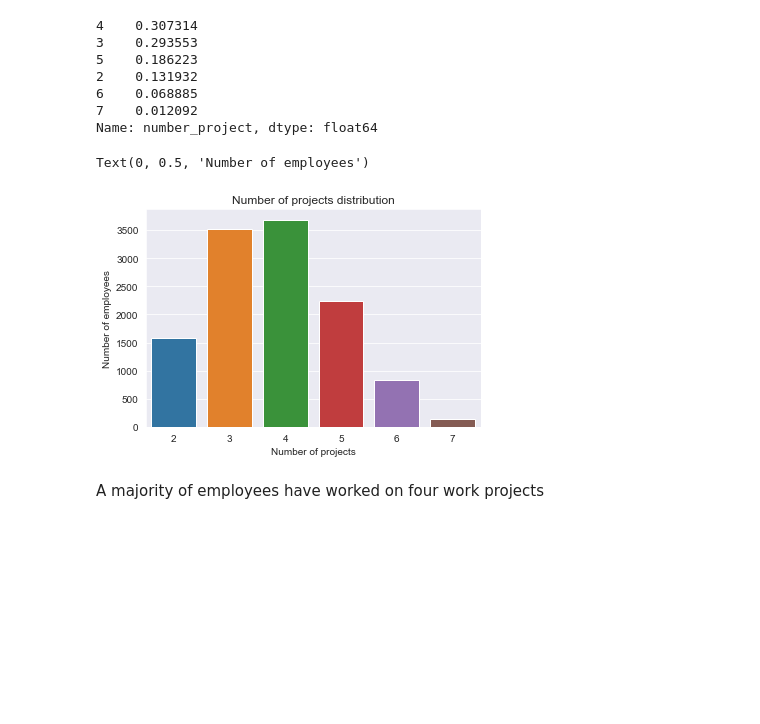
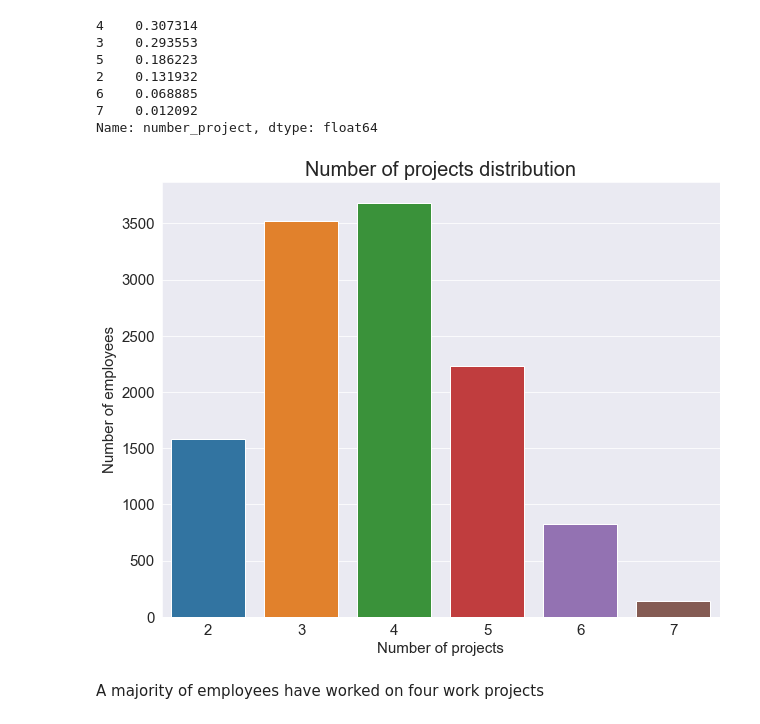
Before and after one commit to oscar066/Employee_resignation, a Jupyter notebook: index.ipynb, the cells around one changed output. Saved outputs shown, nothing was run; the diff lists cells and outputs as text; code cells hidden in the pictures; blank space fills up the shorter version.

```diff
--- a/index.ipynb
+++ b/index.ipynb
@@ -489,17 +500,17 @@ main_df['number_project'].value_counts(normalize=True)
 7    0.012092
 Name: number_project, dtype: float64
 # %%
-sns.countplot(x = main_df['number_project'])
+fig , ax = plt.subplots(figsize=(10,8))
+sns.countplot(x = main_df['number_project'],ax=ax)
 plt.title('Number of projects distribution',fontsize=20)
 plt.xlabel('Number of projects',fontsize=15)
 plt.ylabel('Number of employees',fontsize=15)
 plt.xticks(fontsize=15)
 plt.yticks(fontsize=15)
 plt.show()
 #plt.savefig('Number of projects distribution.png')
 # %% [output]
-Text(0, 0.5, 'Number of employees')
-[figure, old version]
+[figure, new version]
 # %% [markdown]
 <p>A majority of employees have worked on four work projects</p>
 # %%
```
Also changed, not shown: parts of 39 cells of this notebook, 7 other files.
